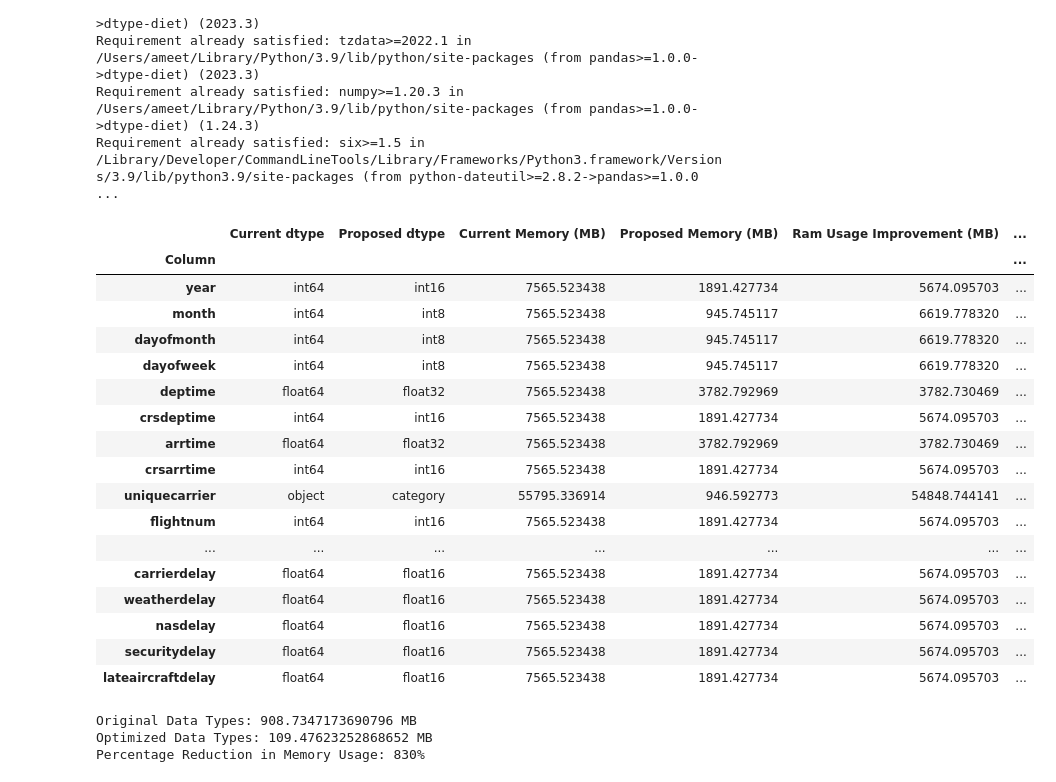
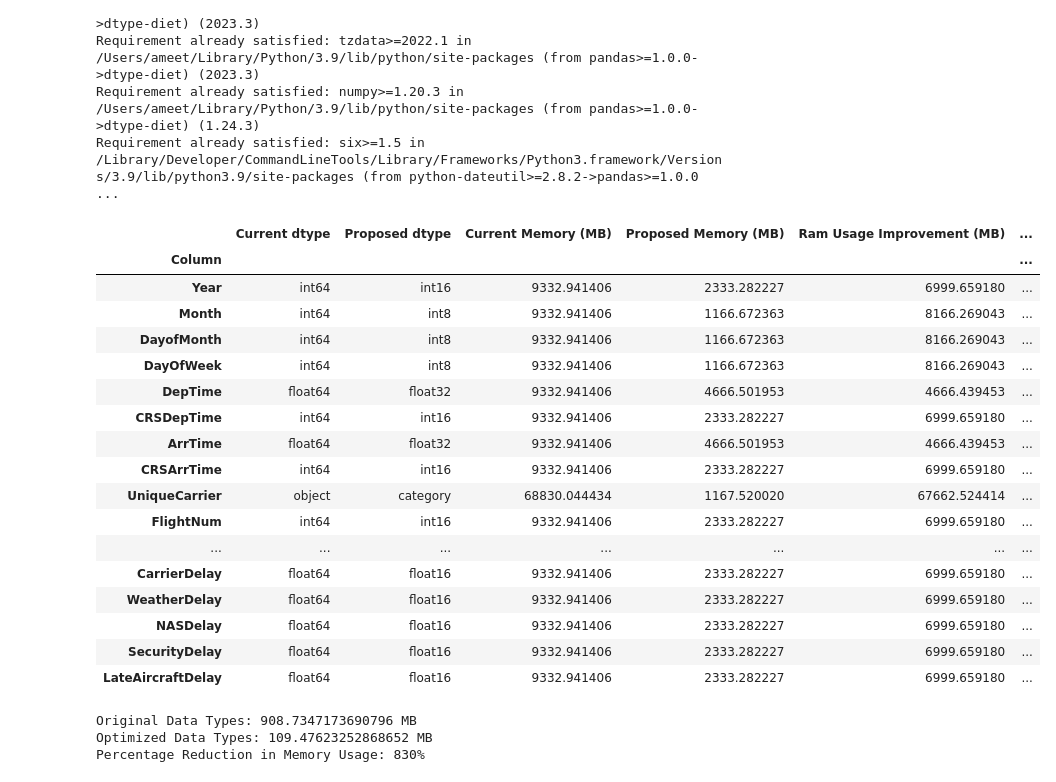
Before and after one commit to ard1038/data-analysis, a Jupyter notebook: capstone/capstone-youtube-statistics-predict-earnings.ipynb, the cells around one changed output. Drawn from its saved outputs; the diff is of its cells as text; code cells hidden in the pictures.

```diff
--- a/capstone/capstone-youtube-statistics-predict-earnings.ipynb
+++ b/capstone/capstone-youtube-statistics-predict-earnings.ipynb
@@ -69,5 +82,6 @@ The full dataset consists of flight arrival and departure details for all commer
 # %%
 import time
+import pickle
 
 import pandas as pd
 
@@ -76,7 +90,7 @@ import matplotlib.pyplot as plt
 import seaborn as sns
 import plotly.express as px
 
-from sklearn.preprocessing import StandardScaler, PolynomialFeatures, OneHotEncoder, OrdinalEncoder
+from sklearn.preprocessing import StandardScaler, PolynomialFeatures, OneHotEncoder
 from sklearn.model_selection import train_test_split, GridSearchCV
 from sklearn.compose import make_column_transformer
 from sklearn.pipeline import Pipeline
@@ -99,4 +113,4 @@ import warnings
 warnings.filterwarnings("ignore")
 
 # see all columns
-pd.options.display.max_columns = 30
+pd.options.display.max_columns = 50
@@ -158,30 +161,31 @@ Requirement already satisfied: six>=1.5 in /Library/Developer/CommandLineTools/L
 # %%
 from dtype_diet import report_on_dataframe
 
-# Use `report_on_dataframe()` method to evaluate the values for each column
-# and recommend a dtype that still quantifies the value set, while reducing memory usage.
-
+'''
+Use `report_on_dataframe()` method to evaluate the values for each column
+and recommend a dtype that still quantifies the value set, while reducing memory usage.
+'''
 df_dtype_analyze = report_on_dataframe(df)
 df_dtype_analyze
 # %% [output]
 |  | Current dtype | Proposed dtype | Current Memory (MB) | Proposed Memory (MB) | Ram Usage Improvement (MB) | ... |
 | Column |  |  |  |  |  | ... |
-| year | int64 | int16 | 7565.523438 | 1891.427734 | 5674.095703 | ... |
-| month | int64 | int8 | 7565.523438 | 945.745117 | 6619.778320 | ... |
-| dayofmonth | int64 | int8 | 7565.523438 | 945.745117 | 6619.778320 | ... |
-| dayofweek | int64 | int8 | 7565.523438 | 945.745117 | 6619.778320 | ... |
-| deptime | float64 | float32 | 7565.523438 | 3782.792969 | 3782.730469 | ... |
-| crsdeptime | int64 | int16 | 7565.523438 | 1891.427734 | 5674.095703 | ... |
-| arrtime | float64 | float32 | 7565.523438 | 3782.792969 | 3782.730469 | ... |
-| crsarrtime | int64 | int16 | 7565.523438 | 1891.427734 | 5674.095703 | ... |
-| uniquecarrier | object | category | 55795.336914 | 946.592773 | 54848.744141 | ... |
-| flightnum | int64 | int16 | 7565.523438 | 1891.427734 | 5674.095703 | ... |
+| Year | int64 | int16 | 9332.941406 | 2333.282227 | 6999.659180 | ... |
+| Month | int64 | int8 | 9332.941406 | 1166.672363 | 8166.269043 | ... |
+| DayofMonth | int64 | int8 | 9332.941406 | 1166.672363 | 8166.269043 | ... |
+| DayOfWeek | int64 | int8 | 9332.941406 | 1166.672363 | 8166.269043 | ... |
+| DepTime | float64 | float32 | 9332.941406 | 4666.501953 | 4666.439453 | ... |
+| CRSDepTime | int64 | int16 | 9332.941406 | 2333.282227 | 6999.659180 | ... |
+| ArrTime | float64 | float32 | 9332.941406 | 4666.501953 | 4666.439453 | ... |
+| CRSArrTime | int64 | int16 | 9332.941406 | 2333.282227 | 6999.659180 | ... |
+| UniqueCarrier | object | category | 68830.044434 | 1167.520020 | 67662.524414 | ... |
+| FlightNum | int64 | int16 | 9332.941406 | 2333.282227 | 6999.659180 | ... |
 | ... | ... | ... | ... | ... | ... | ... |
-| carrierdelay | float64 | float16 | 7565.523438 | 1891.427734 | 5674.095703 | ... |
-| weatherdelay | float64 | float16 | 7565.523438 | 1891.427734 | 5674.095703 | ... |
-| nasdelay | float64 | float16 | 7565.523438 | 1891.427734 | 5674.095703 | ... |
-| securitydelay | float64 | float16 | 7565.523438 | 1891.427734 | 5674.095703 | ... |
-| lateaircraftdelay | float64 | float16 | 7565.523438 | 1891.427734 | 5674.095703 | ... |
+| CarrierDelay | float64 | float16 | 9332.941406 | 2333.282227 | 6999.659180 | ... |
+| WeatherDelay | float64 | float16 | 9332.941406 | 2333.282227 | 6999.659180 | ... |
+| NASDelay | float64 | float16 | 9332.941406 | 2333.282227 | 6999.659180 | ... |
+| SecurityDelay | float64 | float16 | 9332.941406 | 2333.282227 | 6999.659180 | ... |
+| LateAircraftDelay | float64 | float16 | 9332.941406 | 2333.282227 | 6999.659180 | ... |
 # %%
 from dtype_diet import optimize_dtypes
 
```
Also changed, not shown: parts of 19 cells of this notebook, 1 other file.
